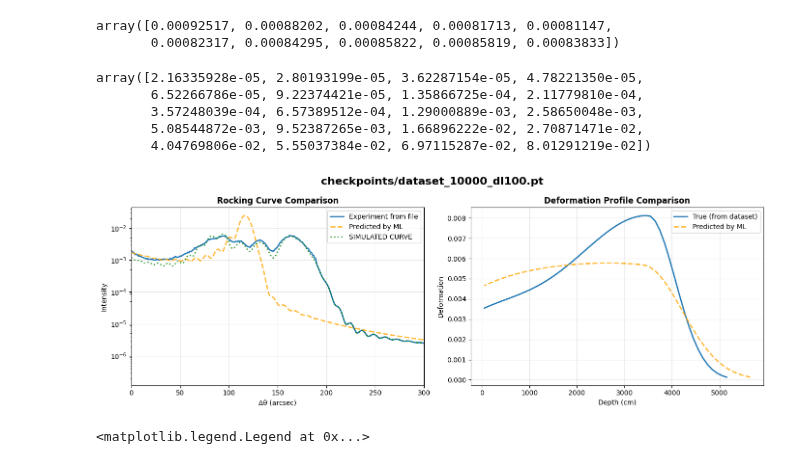
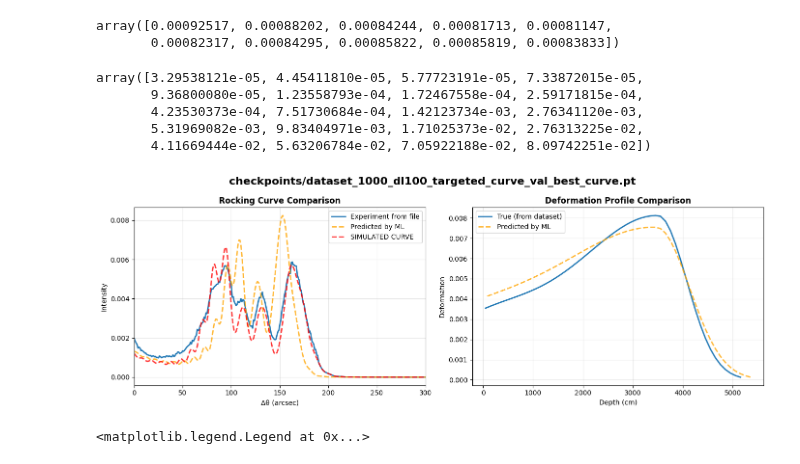
Before and after one commit to Vekeryk/master-xrd, a Jupyter notebook: j_analyze_experiment.ipynb, the cells around one changed output. Drawn from its saved outputs; the diff is of its cells as text; code cells hidden in the pictures.

```diff
--- a/j_analyze_experiment.ipynb
+++ b/j_analyze_experiment.ipynb
@@ -19,8 +19,16 @@ print("✅ Imports successful. Parameters to predict: {PARAM_NAMES}")
 # Paths
 EXPERIMENT_FILE = "experiments/experiment.txt"
 
-MODEL_CHECKPOINT = "checkpoints/dataset_10000_dl100.pt"
+# MODEL_CHECKPOINT = "checkpoints/dataset_10000_dl100.pt"
 # MODEL_CHECKPOINT = "checkpoints/dataset_10000_finetuned.pt"
+
+MODEL_CHECKPOINT = 'checkpoints/dataset_1000_dl100_targeted_curve_val_best_curve.pt'
+# MODEL_CHECKPOINT = 'checkpoints/dataset_1000_dl100_targeted_curve_val_best_params.pt'
+
+# MODEL_CHECKPOINT = 'checkpoints/dataset_100000_dl100_7d_curve_val_best_curve.pt'
+# MODEL_CHECKPOINT = 'checkpoints/dataset_100000_dl100_7d_curve_val_best_params.pt'
+
+# MODEL_CHECKPOINT = 'checkpoints/dataset_1000_dl100_7d_curve_val_best_params.pt'
 
 TRUNCATE_POINT = 0
 # MAX_LENGTH = 701
@@ -284,14 +292,16 @@ Checkpoint contains: ['model', 'L', 'epoch', 'val_loss']
 print(f"Input data length for model: {x_length} points")
 model_X = torch.tensor(np.linspace(0, x_length - 1, x_length)).unsqueeze(0)
 model_Y = experiment_Y.unsqueeze(0)
-log_space = False
+log_space = True
+batch_size = 32
+# batch_size = 128
 
 test_model_Y = torch.tensor(simulated_curve.Y_R_vseZ[40:701], dtype=torch.float32).unsqueeze(0)
 
 # ds = NormalizedXRDDataset(model_X, test_model_Y, train=False, log_space=log_space)
 ds = NormalizedXRDDataset(model_X, model_Y, train=False, log_space=log_space)
 
-dl = torch.utils.data.DataLoader(ds, batch_size=256)
+dl = torch.utils.data.DataLoader(ds, batch_size=batch_size)
 
 preds = []
 with torch.no_grad():
@@ -348,11 +358,11 @@ x = torch.linspace(0, x_length - 1, x_length)
 # %%
 predicted_curve.Y_R_vseZ[:20]
 # %% [output]
-array([2.16335928e-05, 2.80193199e-05, 3.62287154e-05, 4.78221350e-05,
-       6.52266786e-05, 9.22374421e-05, 1.35866725e-04, 2.11779810e-04,
-       3.57248039e-04, 6.57389512e-04, 1.29000889e-03, 2.58650048e-03,
-       5.08544872e-03, 9.52387265e-03, 1.66896222e-02, 2.70871471e-02,
-       4.04769806e-02, 5.55037384e-02, 6.97115287e-02, 8.01291219e-02])
+array([3.29538121e-05, 4.45411810e-05, 5.77723191e-05, 7.33872015e-05,
+       9.36800080e-05, 1.23558793e-04, 1.72467558e-04, 2.59171815e-04,
+       4.23530373e-04, 7.51730684e-04, 1.42123734e-03, 2.76341120e-03,
+       5.31969082e-03, 9.83404971e-03, 1.71025373e-02, 2.76313225e-02,
+       4.11669444e-02, 5.63206784e-02, 7.05922188e-02, 8.09742251e-02])
 # %%
 fig, axes = plt.subplots(1, 2, figsize=(14, 5))
 
@@ -364,36 +374,36 @@ axes[0].plot(x, experiment_Y.numpy(), label="Experiment from file", color='C0',
 
 # Predicted curve
 axes[0].plot(x, predicted_curve.Y_R_vseZ[40:701],
              label="Predicted by ML", color='orange', linestyle='--', linewidth=2, alpha=0.8)
 
 # Simulated curve
 axes[0].plot(x, simulated_curve.Y_R_vseZ[40:701],
-             label="SIMULATED CURVE", color='green', linestyle=':', linewidth=2, alpha=0.8)
+             label="SIMULATED CURVE", color='red', linestyle='--', linewidth=2, alpha=0.8)
 # axes[0].plot(x, experiment_Y_new,
 #              label="SIMULATED CURVE", color='red', linestyle=':', linewidth=2, alpha=0.8)
 
 axes[0].set_xlabel("Δθ (arcsec)")
 axes[0].set_xlim(0, 300)
 axes[0].set_ylabel("Intensity")
-axes[0].set_yscale('log')
+# axes[0].set_yscale('log')
 axes[0].grid(True, alpha=0.3)
 axes[0].legend()
 
 # Deformation Profile
 axes[1].set_title("Deformation Profile Comparison", fontsize=12, fontweight='bold')
 axes[1].plot(simulated_profile.X, simulated_profile.total_Y,
              label="True (from dataset)", color='C0', linestyle='-', linewidth=2)
 axes[1].plot(predicted_profile.X, predicted_profile.total_Y,
              label="Predicted by ML", color='orange', linestyle='--', linewidth=2, alpha=0.8)
 axes[1].set_xlabel("Depth (cm)")
 axes[1].set_ylabel("Deformation")
 axes[1].grid(True, alpha=0.3)
 axes[1].legend()
 
 plt.tight_layout()
 plt.show()
 # %% [output]
-[figure, old version]
+[figure, new version]
 # %%
 fig, ax = plt.subplots(1, 1, figsize=(14, 5))
 # Rocking Curve
```
Also changed, not shown: parts of 4 cells of this notebook, 27 other files.
